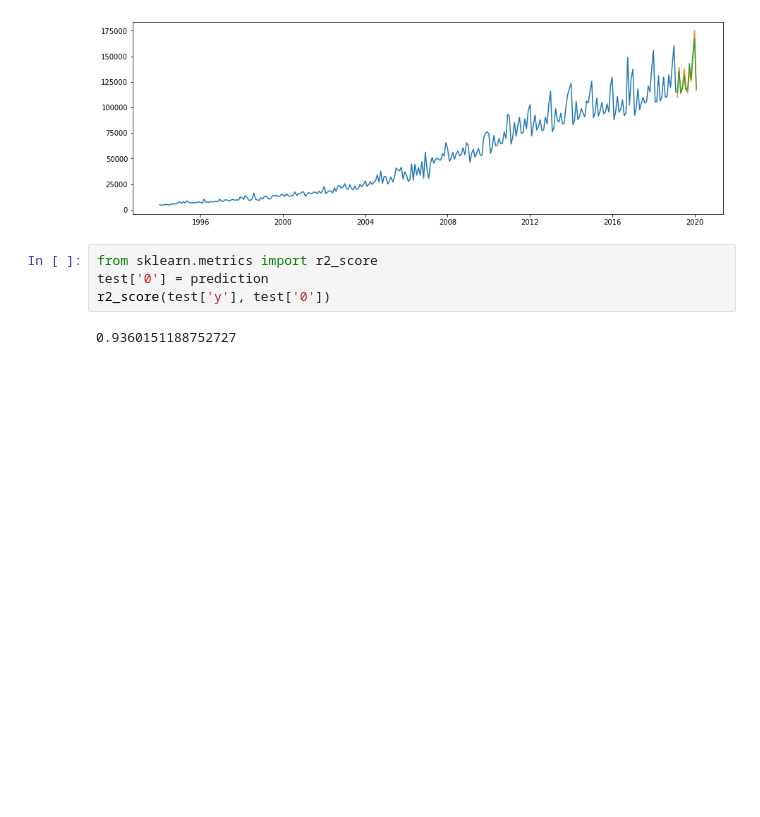
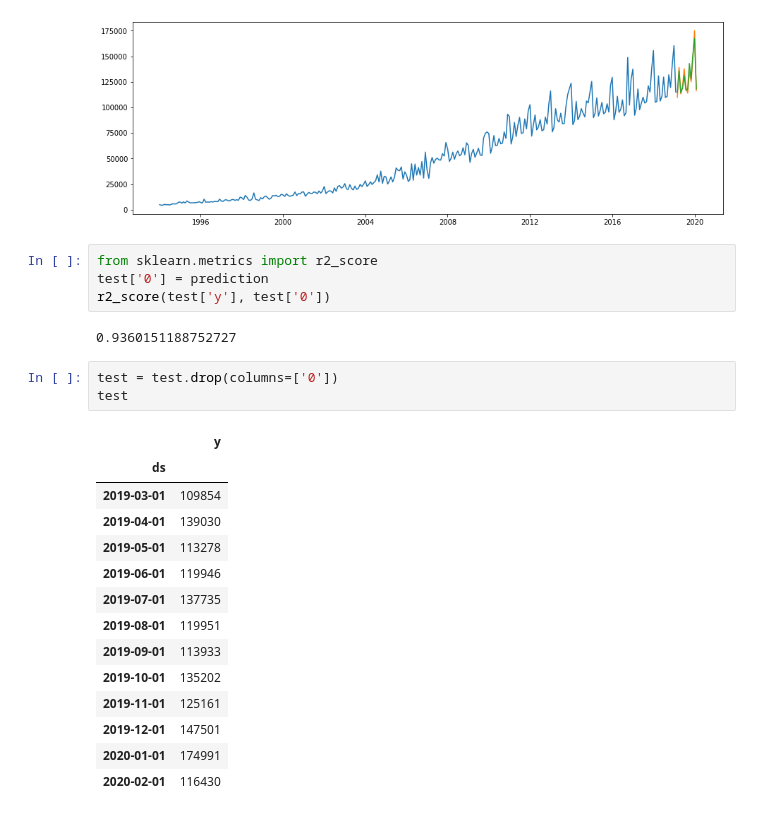
Before and after one commit to mmbs1989/DSWP-Aluno, a Jupyter notebook: PMdarima.ipynb, the cells around one changed output. Saved outputs shown, nothing was run; the diff lists cells and outputs as text; blank space fills up the shorter version.

```diff
--- a/PMdarima.ipynb
+++ b/PMdarima.ipynb
@@ -134,6 +134,24 @@ test['0'] = prediction
 r2_score(test['y'], test['0'])
 # %% [output]
 0.9360151188752727
+# %%
+test = test.drop(columns=['0'])
+test
+# %% [output]
+|  | y |
+| ds |  |
+| 2019-03-01 | 109854 |
+| 2019-04-01 | 139030 |
+| 2019-05-01 | 113278 |
+| 2019-06-01 | 119946 |
+| 2019-07-01 | 137735 |
+| 2019-08-01 | 119951 |
+| 2019-09-01 | 113933 |
+| 2019-10-01 | 135202 |
+| 2019-11-01 | 125161 |
+| 2019-12-01 | 147501 |
+| 2020-01-01 | 174991 |
+| 2020-02-01 | 116430 |
 # %%
 print(f'RMSE= {mean_squared_error(test, prediction)}')
 # %% [output]
```
Also changed, not shown: parts of 1 cell of this notebook.
